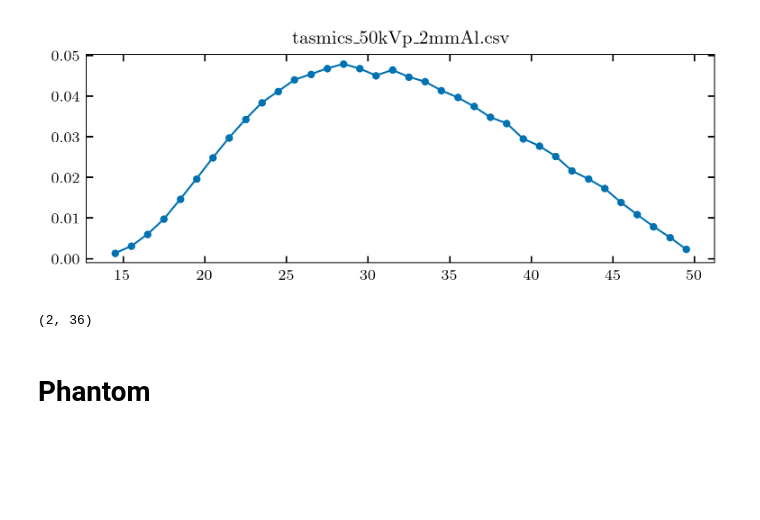
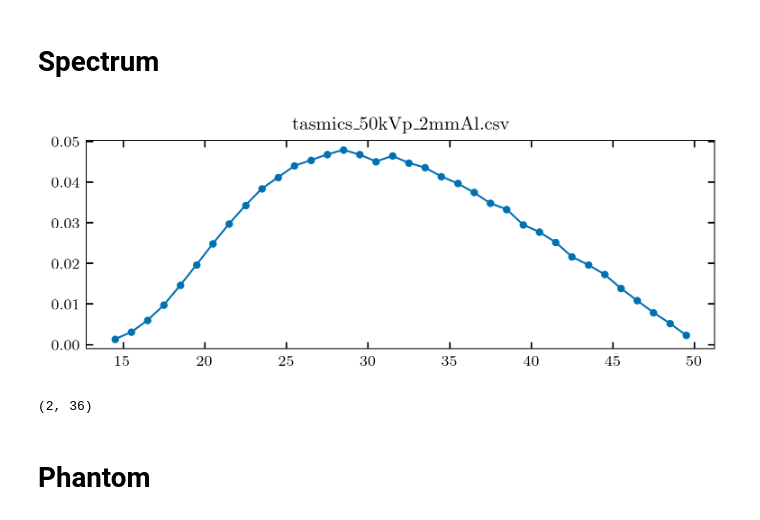
Before and after one commit to gjadick/xpc-autodiff-recon, a Jupyter notebook: spectral/ch9_spectral_recon.ipynb, the cells around one changed output. Cells and saved outputs as stored; diff of their text form; code cells hidden in the pictures; blank space fills up the shorter version.

```diff
--- a/spectral/ch9_spectral_recon.ipynb
+++ b/spectral/ch9_spectral_recon.ipynb
@@ -85,26 +85,4 @@ def downsample_mean(x, factor):
     Ny = (x.shape[1] // factor) * factor
     x = x[:Nx, :Ny, ...]
     return x.reshape(Nx // factor, factor, Ny // factor, factor, *x.shape[2:]).mean(axis=(1, 3))
-# %%
-# Load spectrum
-fname = 'tasmics_50kVp_2mmAl.csv'
-with open('../inputs/spectrum/'+fname, 'r') as f:
-    spectrum = np.array([line.split(',') for line in f.readlines()[1:]], dtype=float).T
-    spectrum[1] /= np.sum(spectrum[1])          # normalize total counts
-    spectrum = spectrum[:, spectrum[1] > 1e-2 * spectrum[1].max() ]  # remove 0s for speed
-
-# Jax-ify
-spectrum = jnp.asarray(spectrum, dtype=jnp.float32)
-eta_0 = jnp.ones((1, spectrum.shape[1]), dtype=jnp.float32)
-
-# Show
-fig, ax = plt.subplots(1, 1, figsize=[6,2])
-ax.set_title(fname)
-ax.plot(spectrum[0], spectrum[1], '.-')
-plt.show()
-
-print(spectrum.shape)
-# %% [output]
-[figure, removed]
-(2, 36)
 # %%
@@ -142,3 +124,30 @@ def add_ellipsoids(X, Y, ellipsoids):
+# %% [markdown]
+# Spectrum
+# %%
+# Load spectrum
+fname = 'tasmics_50kVp_2mmAl.csv'
+with open('../inputs/spectrum/'+fname, 'r') as f:
+    spectrum = np.array([line.split(',') for line in f.readlines()[1:]], dtype=float).T
+    spectrum[1] /= np.sum(spectrum[1])          # normalize total counts
+    spectrum = spectrum[:, spectrum[1] > 1e-2 * spectrum[1].max() ]  # remove 0s for speed
+
+# Jax-ify
+spectrum = jnp.asarray(spectrum, dtype=jnp.float32)
+eta_0 = jnp.ones((1, spectrum.shape[1]), dtype=jnp.float32)
+thresh = 30.0
+eta_1 = jnp.where(spectrum[0] < thresh, 1.0, 0.0)
+eta_2 = jnp.where(spectrum[0] >= thresh, 1.0, 0.0)
+
+# Show
+fig, ax = plt.subplots(1, 1, figsize=[6,2])
+ax.set_title(fname)
+ax.plot(spectrum[0], spectrum[1], '.-')
+plt.show()
+
+print(spectrum.shape)
+# %% [output]
+[figure, added]
+(2, 36)
 # %% [markdown]
 # Phantom
 # %%
```
Also changed, not shown: parts of 11 cells of this notebook.
